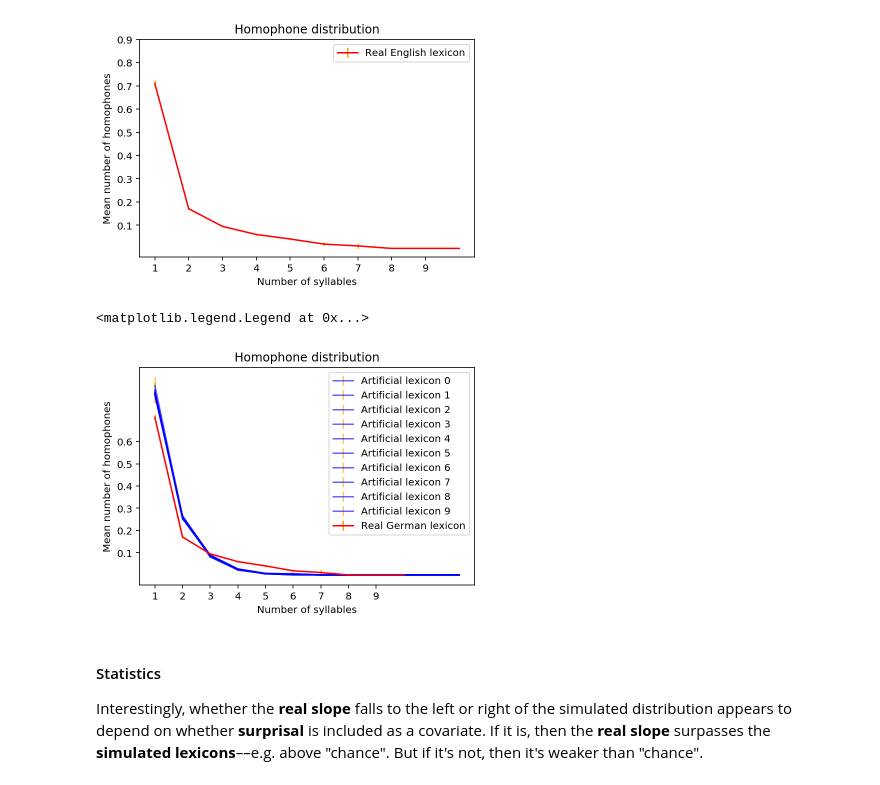
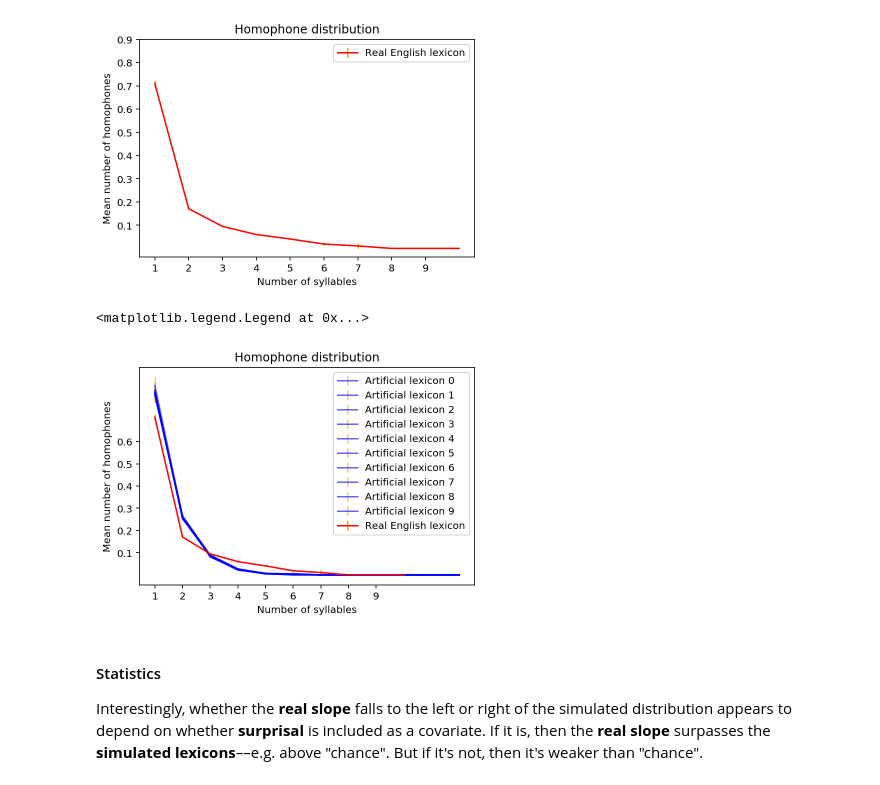
Before and after one commit to seantrott/homophone_simulations, a Jupyter notebook: using_null_lexicons.ipynb, the cells around one changed output. Saved outputs shown, nothing was run; the diff lists cells and outputs as text; code cells hidden in the pictures.

```diff
--- a/using_null_lexicons.ipynb
+++ b/using_null_lexicons.ipynb
@@ -199,23 +199,23 @@ df_artificials = pd.concat(artificials)
 # %%
 plt.title("Homophone distribution")
 plt.xlabel("Number of syllables")
 plt.ylabel("Mean number of homophones")
 
 for i, df in enumerate(artificials):
 
     plt.errorbar(df['num_sylls'], df['mean_homophones'], alpha = .6,
                         yerr=df['sem_homophones'], color = "blue", ecolor="orange",
                 label = "Artificial lexicon {x}".format(x=i))
 
 plt.errorbar(df_agg_real['num_sylls'], df_agg_real['mean_homophones'],
                     yerr=df_agg_real['sem_homophones'], color="red", ecolor="orange",
-            label = "Real German lexicon")
+            label = "Real English lexicon")
 plt.xticks(list(range(1, 10)))
 plt.yticks([.1, .2, .3, .4, .5, .6])
 plt.legend(loc='upper right')
 # %% [output]
 <matplotlib.legend.Legend at 0x...>
-[figure, old version]
+[figure, new version]
 # %% [markdown]
 #### Statistics
 
```
